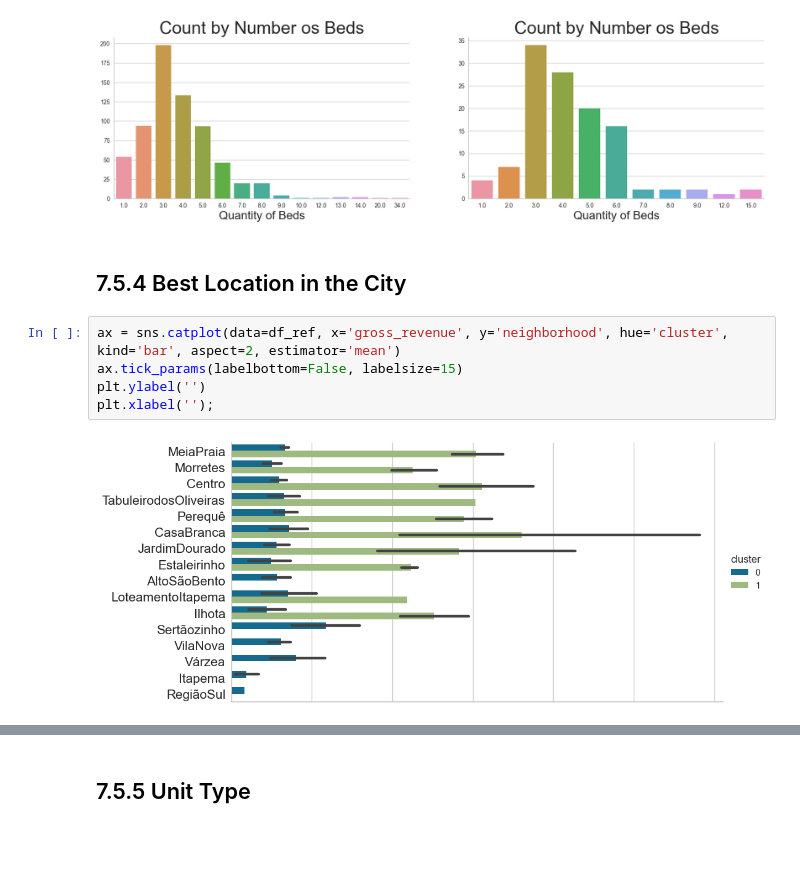
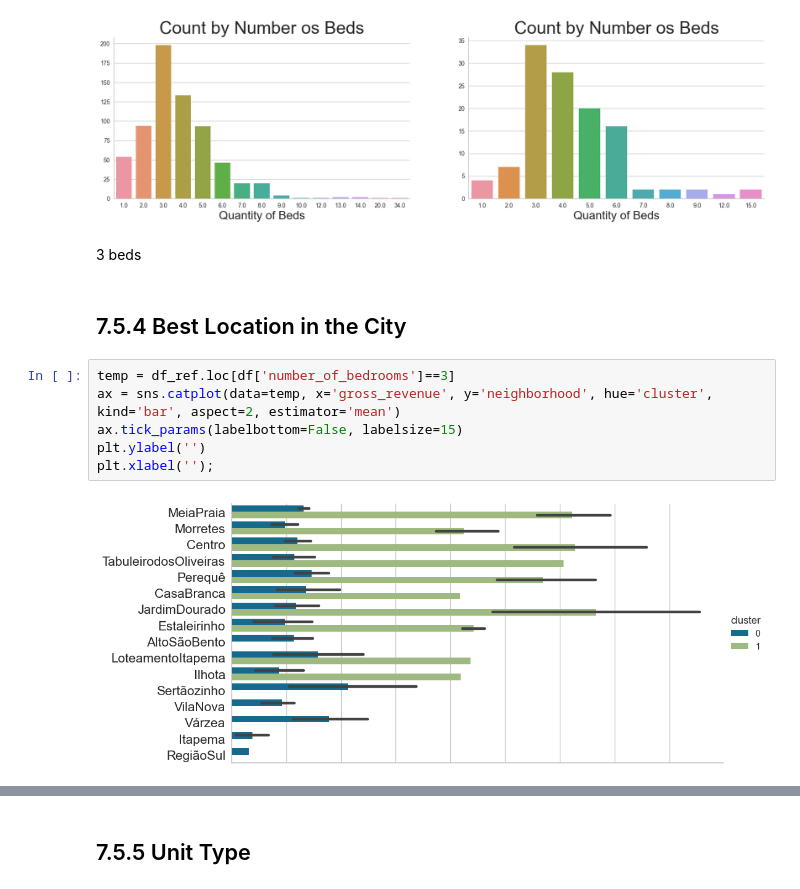
Before and after one commit to Samoelmoura/seazone_code_challenge, a Jupyter notebook: notebooks/notebook.ipynb, the cells around one changed output, grey strips where cells are left out. Drawn from its saved outputs; the diff is of its cells as text; blank space fills up the shorter version.

```diff
--- a/notebooks/notebook.ipynb
+++ b/notebooks/notebook.ipynb
@@ -1431,12 +1406,15 @@ plt.ylabel('')
 sns.despine();
 # %% [output]
 [figure]
+# %% [markdown]
+3 beds
 # %% [markdown]
 ## 7.5.4 Best Location in the City
 # %%
-ax = sns.catplot(data=df_ref, x='gross_revenue', y='neighborhood', hue='cluster', kind='bar', aspect=2, estimator='mean')
+temp = df_ref.loc[df['number_of_bedrooms']==3]
+ax = sns.catplot(data=temp, x='gross_revenue', y='neighborhood', hue='cluster', kind='bar', aspect=2, estimator='mean')
 ax.tick_params(labelbottom=False, labelsize=15)
 plt.ylabel('')
 plt.xlabel('');
 # %% [output]
-[figure, old version]
+[figure, new version]
```
Also changed, not shown: parts of 51 cells of this notebook, 4 other files.
